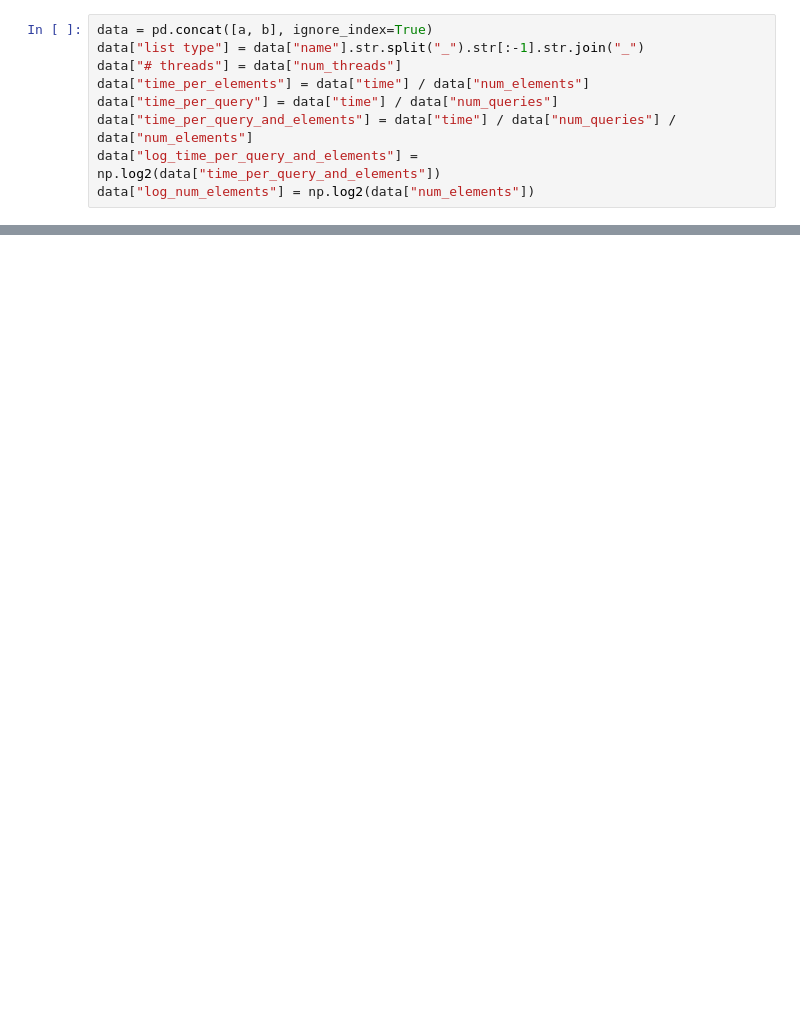
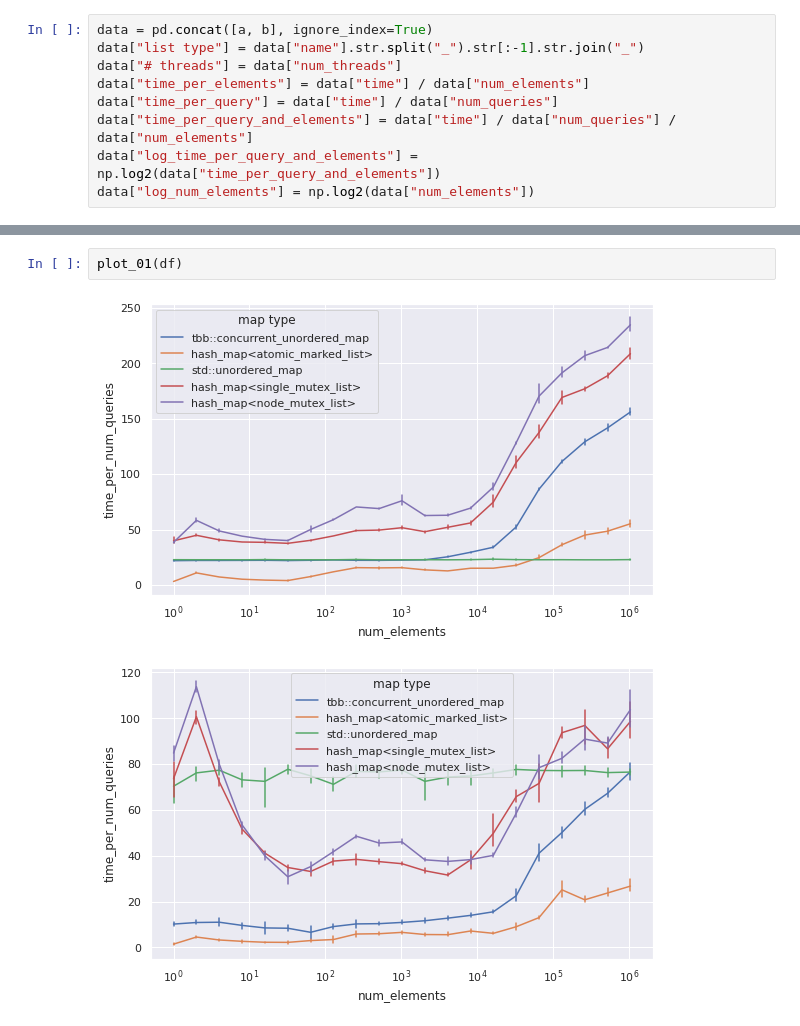
Before and after one commit to jonasspinner/21wt-lab-efficient-parallel-cpp, a Jupyter notebook: exercise5/eval/Untitled.ipynb, the cells around one changed output, grey strips where cells are left out. Cells and saved outputs as stored; diff of their text form; blank space fills up the shorter version.

```diff
--- a/exercise5/eval/Untitled.ipynb
+++ b/exercise5/eval/Untitled.ipynb
@@ -32,0 +79,5 @@ ax.set_yscale("log")
+# %%
+plot_01(df)
+# %% [output]
+[figure, added]
+[figure, added]
```
Also changed, not shown: parts of 11 cells of this notebook, 15 other files.
